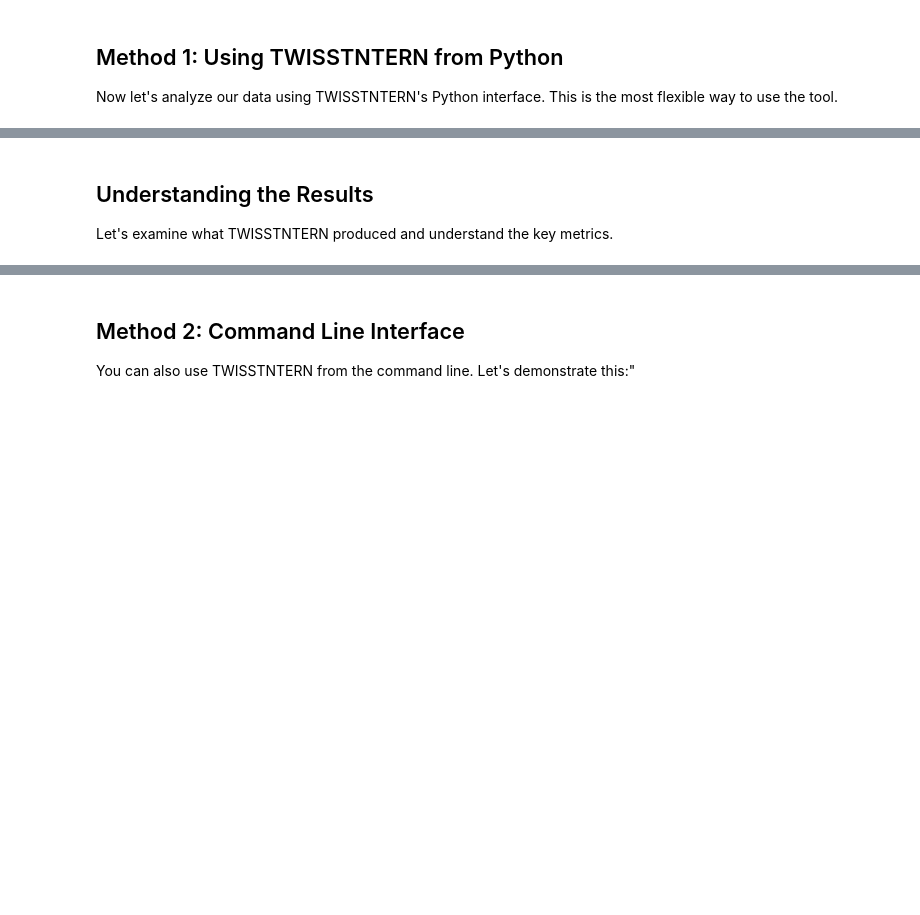
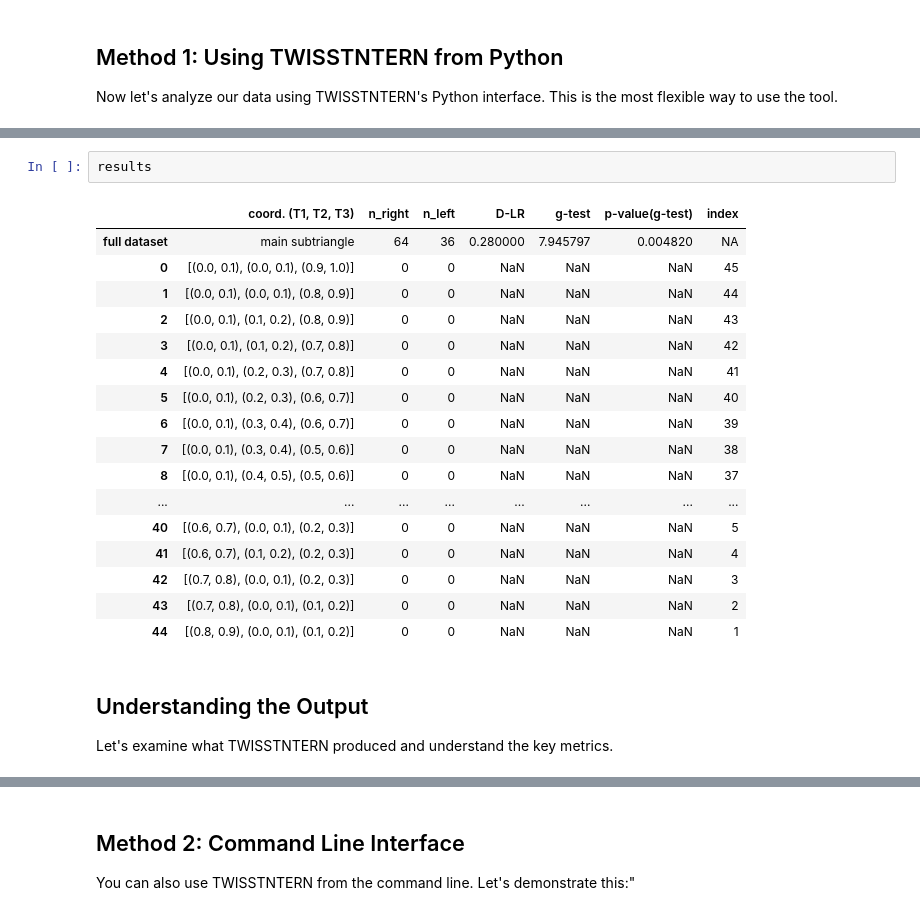
Before and after one commit to HilaLifchitz/twisstntern_v2, a Jupyter notebook: Examples/demo.ipynb, the cells around one changed output, grey strips where cells are left out. Saved outputs shown, nothing was run; the diff lists cells and outputs as text; blank space fills up the shorter version.

```diff
--- a/Examples/demo.ipynb
+++ b/Examples/demo.ipynb
@@ -217,8 +250,28 @@ Analysis pipeline completed successfully!
 [figure]
 [figure]
 [figure]
+# %%
+results
+# %% [output]
+|  | coord. (T1, T2, T3) | n_right | n_left | D-LR | g-test | p-value(g-test) | index |
+| full dataset | main subtriangle | 64 | 36 | 0.280000 | 7.945797 | 0.004820 | NA |
+| 0 | [(0.0, 0.1), (0.0, 0.1), (0.9, 1.0)] | 0 | 0 | NaN | NaN | NaN | 45 |
+| 1 | [(0.0, 0.1), (0.0, 0.1), (0.8, 0.9)] | 0 | 0 | NaN | NaN | NaN | 44 |
+| 2 | [(0.0, 0.1), (0.1, 0.2), (0.8, 0.9)] | 0 | 0 | NaN | NaN | NaN | 43 |
+| 3 | [(0.0, 0.1), (0.1, 0.2), (0.7, 0.8)] | 0 | 0 | NaN | NaN | NaN | 42 |
+| 4 | [(0.0, 0.1), (0.2, 0.3), (0.7, 0.8)] | 0 | 0 | NaN | NaN | NaN | 41 |
+| 5 | [(0.0, 0.1), (0.2, 0.3), (0.6, 0.7)] | 0 | 0 | NaN | NaN | NaN | 40 |
+| 6 | [(0.0, 0.1), (0.3, 0.4), (0.6, 0.7)] | 0 | 0 | NaN | NaN | NaN | 39 |
+| 7 | [(0.0, 0.1), (0.3, 0.4), (0.5, 0.6)] | 0 | 0 | NaN | NaN | NaN | 38 |
+| 8 | [(0.0, 0.1), (0.4, 0.5), (0.5, 0.6)] | 0 | 0 | NaN | NaN | NaN | 37 |
+| ... | ... | ... | ... | ... | ... | ... | ... |
+| 40 | [(0.6, 0.7), (0.0, 0.1), (0.2, 0.3)] | 0 | 0 | NaN | NaN | NaN | 5 |
+| 41 | [(0.6, 0.7), (0.1, 0.2), (0.2, 0.3)] | 0 | 0 | NaN | NaN | NaN | 4 |
+| 42 | [(0.7, 0.8), (0.0, 0.1), (0.2, 0.3)] | 0 | 0 | NaN | NaN | NaN | 3 |
+| 43 | [(0.7, 0.8), (0.0, 0.1), (0.1, 0.2)] | 0 | 0 | NaN | NaN | NaN | 2 |
+| 44 | [(0.8, 0.9), (0.0, 0.1), (0.1, 0.2)] | 0 | 0 | NaN | NaN | NaN | 1 |
 # %% [markdown]
-## Understanding the Results
+## Understanding the Output
 
 Let's examine what TWISSTNTERN produced and understand the key metrics.
 # %%
```
Also changed, not shown: parts of 20 cells of this notebook, 5 other files.
